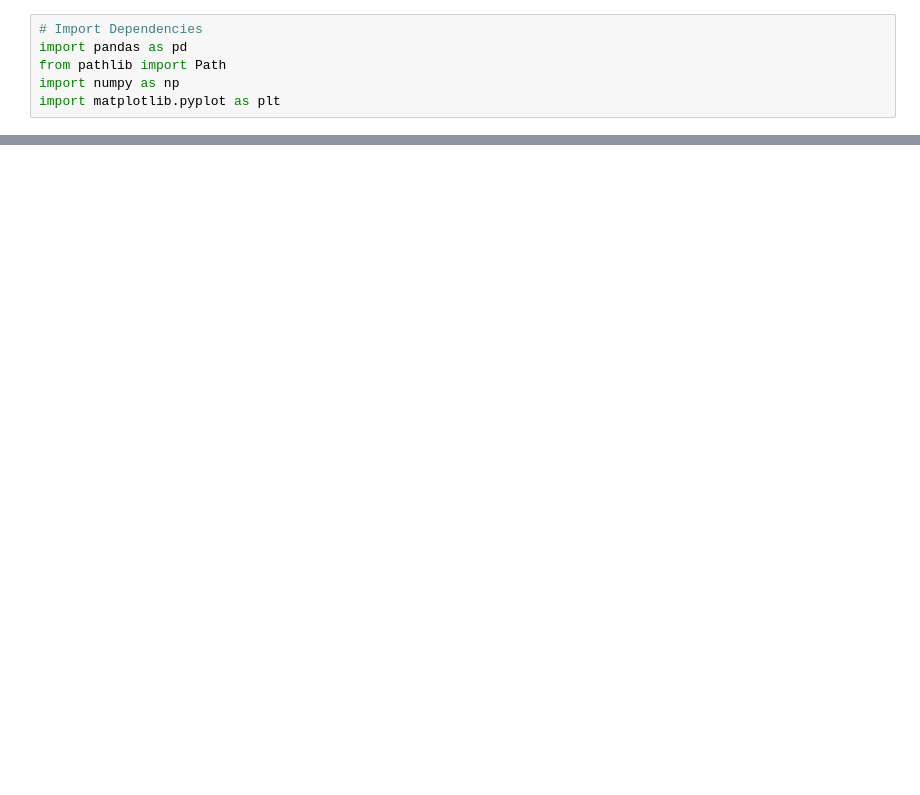
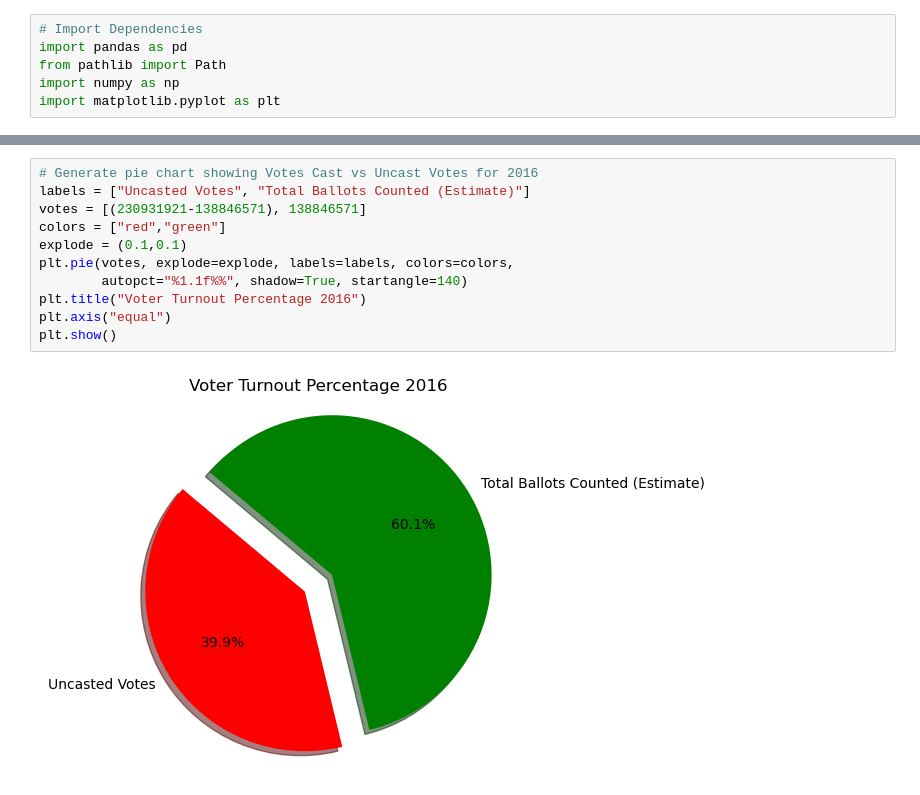
Before and after one commit to Sharkb8t/Project_1, a Jupyter notebook: Project_1.ipynb, the cells around one changed output, grey strips where cells are left out. Saved outputs shown, nothing was run; the diff lists cells and outputs as text; blank space fills up the shorter version.

Commit message:
Generate Pie Charts for voter turnout CSV

```diff
--- a/Project_1.ipynb
+++ b/Project_1.ipynb
@@ -195 +376,14 @@ voter1_df
+# %%
+# Generate pie chart showing Votes Cast vs Uncast Votes for 2016
+labels = ["Uncasted Votes", "Total Ballots Counted (Estimate)"]
+votes = [(230931921-138846571), 138846571]
+colors = ["red","green"]
+explode = (0.1,0.1)
+plt.pie(votes, explode=explode, labels=labels, colors=colors,
+        autopct="%1.1f%%", shadow=True, startangle=140)
+plt.title("Voter Turnout Percentage 2016")
+plt.axis("equal")
+plt.show()
+# %% [output]
+[figure, added]
 # %%
```
Also changed, not shown: parts of 26 cells of this notebook.
